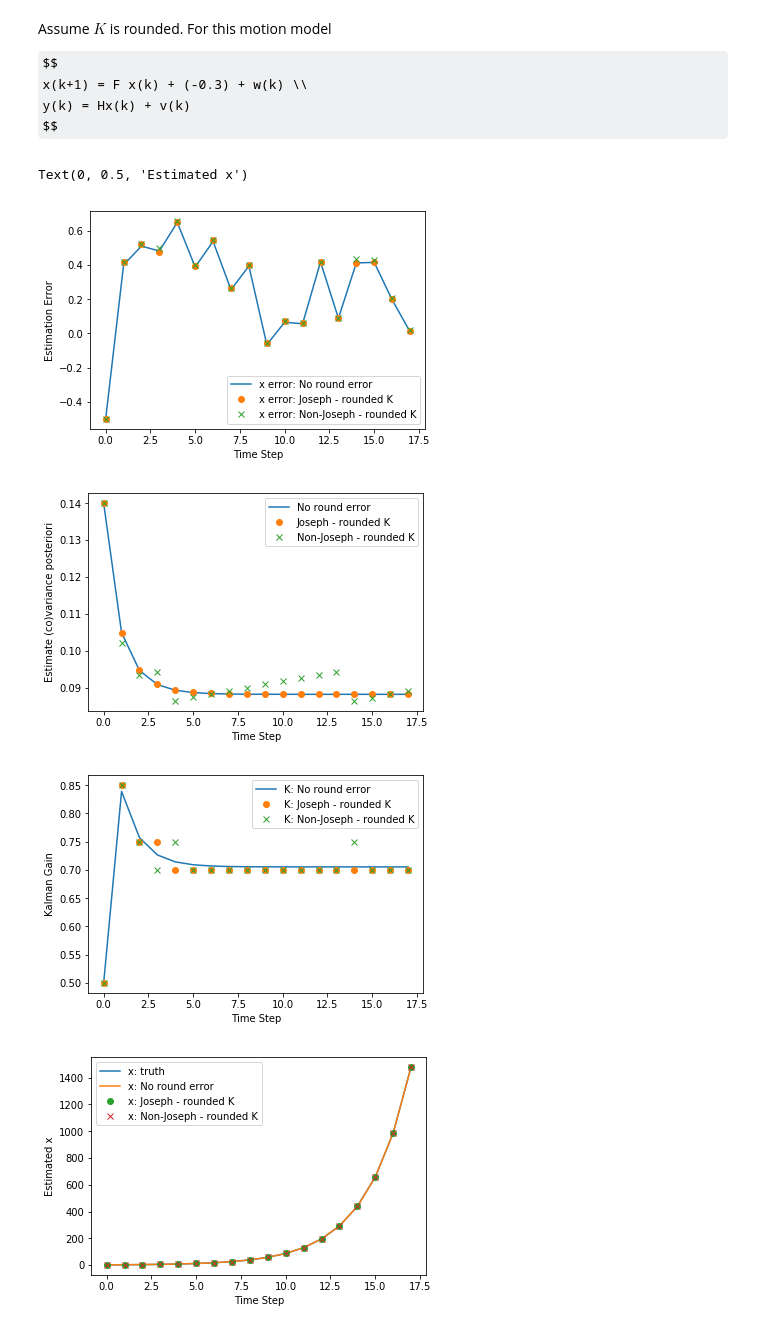
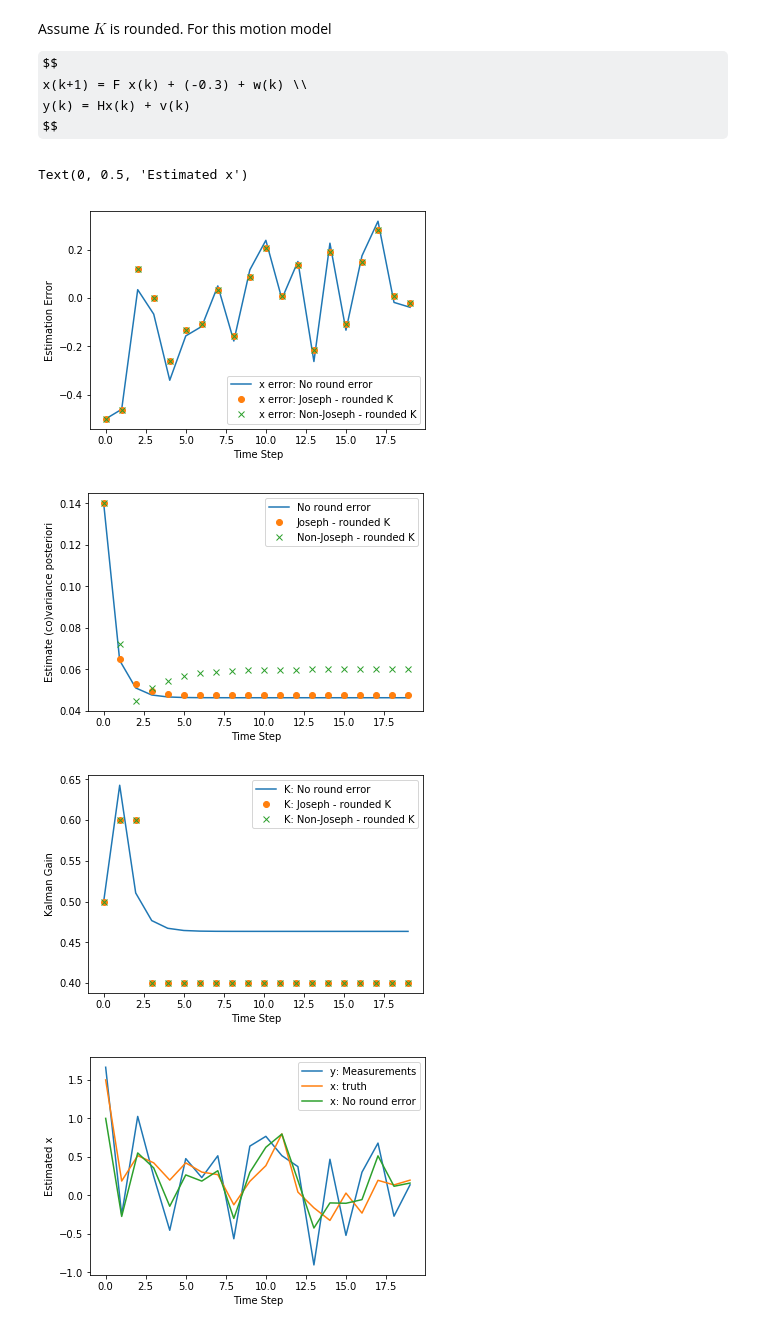
Before and after one commit to sentry5588/misc, a Jupyter notebook: Kalman_Joseph_form_stable.ipynb, the cells around one changed output. Cells and saved outputs as stored; diff of their text form; code cells hidden in the pictures; some formulas as TeX source.

Commit message:
Kalman Joseph form test
Kalman Joseph form test
Lead lag compensator test

```diff
--- a/Kalman_Joseph_form_stable.ipynb
+++ b/Kalman_Joseph_form_stable.ipynb
@@ -100,21 +100,24 @@ x(k+1) = F x(k) + (-0.3) + w(k) \\
 y(k) = Hx(k) + v(k)
 $$
 # %%
-T = 18
-Q = 0.004
-F = 1.5
-round_base = 0.05
-u = -0.0
+T = 20
+Q = 0.04
+R = 0.1
+F = 1.0
+H = 1.0
+round_base = 0.2
+u_var = 0.2
+u = np.random.normal(0.01, np.sqrt(u_var), T)
 
 # general x truth
 x_truth = np.zeros(T)
 y_truth = np.zeros(T)
 x_truth[0] = 1.5
 for i in range(1, T):
-    x_truth[i] = F * x_truth[i-1] + u
+    x_truth[i] = F * x_truth[i-1] + u[i-1]
 
 y_truth = H * x_truth
-y = y_truth + np.random.normal(0,np.sqrt(R), T)
+y = y_truth + np.random.normal(0, np.sqrt(R), T)
 
 x0 = 1.0
 P0 = 0.14
@@ -130,7 +133,7 @@ K_Joseph_T[0] = K0
 for i in range(1, T):
     # predict
     P_p = F * P_Joseph_T[i-1] * F + Q
-    x_Joseph_T[i] = F * x_Joseph_T[i-1] + u
+    x_Joseph_T[i] = F * x_Joseph_T[i-1] + u[i-1]
     # correct
     K_Joseph_T[i] = Kalman_gain(P_p, H, R)
     P_Joseph_T[i] = Joseph_P_post(P_p, H, R, K_Joseph_T[i])
@@ -145,7 +148,7 @@ K_Joseph_T_rounded[0] = K0
 for i in range(1, T):
     # predict
     P_p = F * P_Joseph_T_rounded[i-1] * F + Q
-    x_Joseph_T_rounded[i] = F * x_Joseph_T_rounded[i-1] + u
+    x_Joseph_T_rounded[i] = F * x_Joseph_T_rounded[i-1] + u[i-1]
     # correct
     K_temp = Kalman_gain(P_p, H, R)
     K_Joseph_T_rounded[i] = round_base * round(K_temp/round_base)
@@ -162,7 +165,7 @@ K_non_Joseph_T_rounded[0] = K0
 for i in range(1, T):
     # predict
     P_p = F * P_non_Joseph_T_rounded[i-1] * F + Q
-    x_non_Joseph_T_rounded[i] = F * x_non_Joseph_T_rounded[i-1] + u
+    x_non_Joseph_T_rounded[i] = F * x_non_Joseph_T_rounded[i-1] + u[i-1]
     # correct
     K_temp = Kalman_gain(P_p, H, R)
     K_non_Joseph_T_rounded[i] = round_base * round(K_temp/round_base)
@@ -179,36 +182,37 @@ ax_xe.legend()
 ax_xe.set_xlabel('Time Step')
 ax_xe.set_ylabel('Estimation Error')
 
 plt.figure(3)
 ax_cov = plt.subplot(111)
 ax_cov.plot(P_Joseph_T, label='No round error')
 ax_cov.plot(P_Joseph_T_rounded, 'o', label='Joseph - rounded K')
 ax_cov.plot(P_non_Joseph_T_rounded, 'x', label='Non-Joseph - rounded K')
 ax_cov.legend()
 ax_cov.set_xlabel('Time Step')
 ax_cov.set_ylabel('Estimate (co)variance posteriori')
 
 plt.figure(4)
 ax_K = plt.subplot(111)
 ax_K.plot(K_Joseph_T, label='K: No round error')
 ax_K.plot(K_Joseph_T_rounded, 'o', label='K: Joseph - rounded K')
 ax_K.plot(K_non_Joseph_T_rounded, 'x', label='K: Non-Joseph - rounded K')
 ax_K.legend()
 ax_K.set_xlabel('Time Step')
 ax_K.set_ylabel('Kalman Gain')
 
 plt.figure(5)
 ax_x = plt.subplot(111)
+ax_x.plot(y, label='y: Measurements')
 ax_x.plot(x_truth, label='x: truth')
 ax_x.plot(x_Joseph_T, label='x: No round error')
-ax_x.plot(x_Joseph_T_rounded, 'o', label='x: Joseph - rounded K')
-ax_x.plot(x_non_Joseph_T_rounded, 'x', label='x: Non-Joseph - rounded K')
+# ax_x.plot(x_Joseph_T_rounded, 'o', label='x: Joseph - rounded K')
+# ax_x.plot(x_non_Joseph_T_rounded, 'x', label='x: Non-Joseph - rounded K')
 ax_x.legend()
 ax_x.set_xlabel('Time Step')
 ax_x.set_ylabel('Estimated x')
 # %% [output]
 Text(0, 0.5, 'Estimated x')
-[figure, old version]
+[figure, new version]
-[figure, old version]
+[figure, new version]
-[figure, old version]
+[figure, new version]
-[figure, old version]
+[figure, new version]
```
Also changed, not shown: 1 other file.
